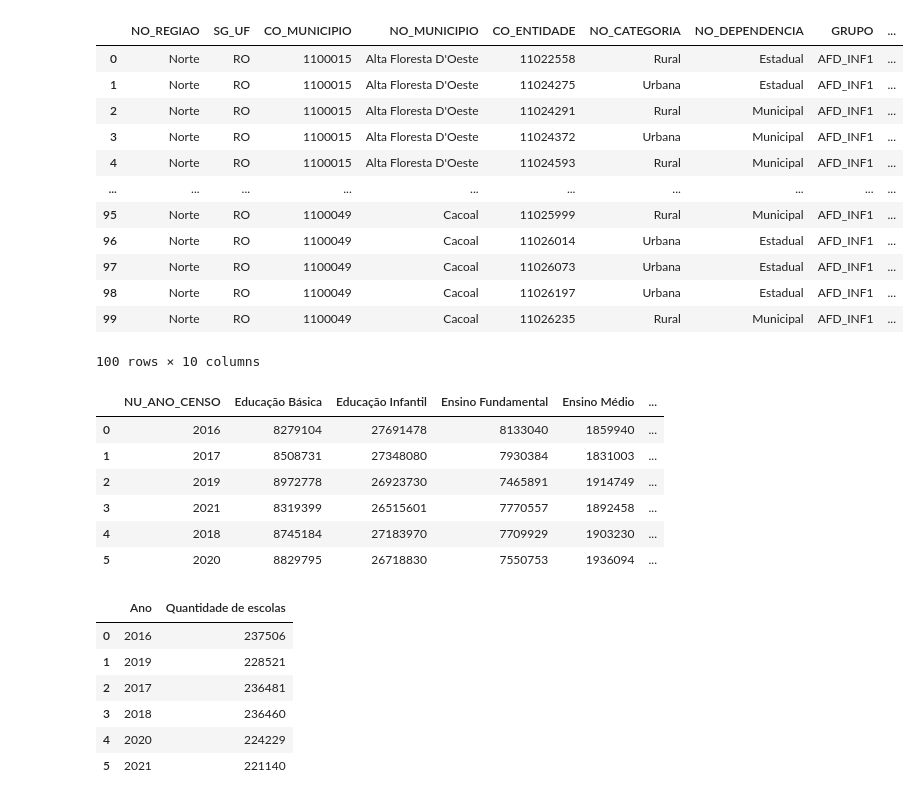
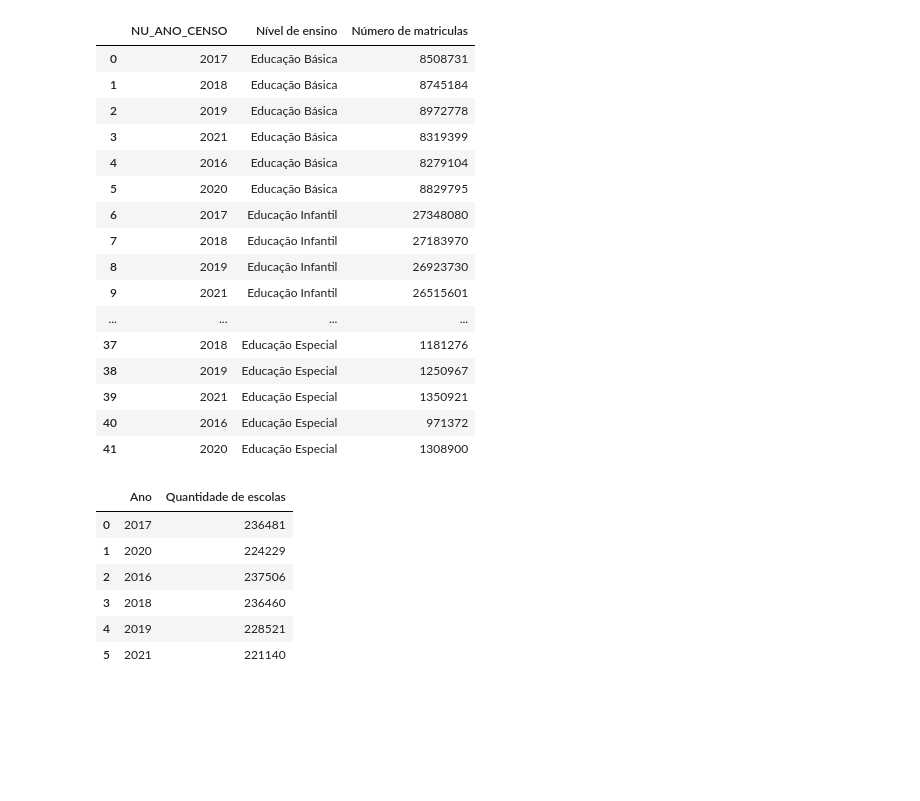
Before and after one commit to raffOps/EduCensoExplorer, a Jupyter notebook: etl/load/queries.ipynb, the cells around one changed output. Cells and saved outputs as stored; diff of their text form; code cells hidden in the pictures; blank space fills up the shorter version.

```diff
--- a/etl/load/queries.ipynb
+++ b/etl/load/queries.ipynb
@@ -33,58 +36,52 @@ indicadores = {}
 for indicador in INDICADORES:
     indicadores[indicador] = ds.dataset(f"../../data/transformed/indicadores/{indicador}.parquet", format="parquet", partitioning="hive")
     con.register(indicador, indicadores[indicador])
-# %%
-con.execute(f"""
-    select
-        *
-    from AFD
-    limit 100
-    """
-).df()
-# %% [output]
-|  | NO_REGIAO | SG_UF | CO_MUNICIPIO | NO_MUNICIPIO | CO_ENTIDADE | NO_CATEGORIA | NO_DEPENDENCIA | GRUPO | ... |
-| 0 | Norte | RO | 1100015 | Alta Floresta D'Oeste | 11022558 | Rural | Estadual | AFD_INF1 | ... |
-| 1 | Norte | RO | 1100015 | Alta Floresta D'Oeste | 11024275 | Urbana | Estadual | AFD_INF1 | ... |
-| 2 | Norte | RO | 1100015 | Alta Floresta D'Oeste | 11024291 | Rural | Municipal | AFD_INF1 | ... |
-| 3 | Norte | RO | 1100015 | Alta Floresta D'Oeste | 11024372 | Urbana | Municipal | AFD_INF1 | ... |
-| 4 | Norte | RO | 1100015 | Alta Floresta D'Oeste | 11024593 | Rural | Municipal | AFD_INF1 | ... |
-| ... | ... | ... | ... | ... | ... | ... | ... | ... | ... |
-| 95 | Norte | RO | 1100049 | Cacoal | 11025999 | Rural | Municipal | AFD_INF1 | ... |
-| 96 | Norte | RO | 1100049 | Cacoal | 11026014 | Urbana | Estadual | AFD_INF1 | ... |
-| 97 | Norte | RO | 1100049 | Cacoal | 11026073 | Urbana | Estadual | AFD_INF1 | ... |
-| 98 | Norte | RO | 1100049 | Cacoal | 11026197 | Urbana | Estadual | AFD_INF1 | ... |
-| 99 | Norte | RO | 1100049 | Cacoal | 11026235 | Rural | Municipal | AFD_INF1 | ... |
-100 rows × 10 columns
 # %%
 # quantidade de matriculas
 dimension = "NU_ANO_CENSO"
-con.execute(f"""
+quantidade_matriculas = con.execute(f"""
     select
         {dimension},
         cast(sum(QT_MAT_INF) as bigint) as 'Educação Básica',
 
         cast(sum(QT_MAT_FUND) as bigint) as 'Educação Infantil',
         cast(sum(QT_MAT_MED) as bigint) as 'Ensino Fundamental',
         cast(sum(QT_MAT_PROF) as bigint) as 'Ensino Médio',
         cast(sum(QT_MAT_PROF_TEC) as bigint) as 'Educação Profissional',
         cast(sum(QT_MAT_EJA) as bigint) as 'Educação de Jovens e Adultos (EJA)',
         cast(sum(QT_MAT_ESP) as bigint) as 'Educação Especial'
     from microdados
     group by {dimension}
     """
 ).df()
+quantidade_matriculas.melt(
+        id_vars=[dimension],
+        var_name="Nível de ensino",
+        value_name="Número de matriculas",
+        value_vars=quantidade_matriculas.columns[1:]
+     )
 # %% [output]
-|  | NU_ANO_CENSO | Educação Básica | Educação Infantil | Ensino Fundamental | Ensino Médio | ... |
-| 0 | 2016 | 8279104 | 27691478 | 8133040 | 1859940 | ... |
-| 1 | 2017 | 8508731 | 27348080 | 7930384 | 1831003 | ... |
-| 2 | 2019 | 8972778 | 26923730 | 7465891 | 1914749 | ... |
-| 3 | 2021 | 8319399 | 26515601 | 7770557 | 1892458 | ... |
-| 4 | 2018 | 8745184 | 27183970 | 7709929 | 1903230 | ... |
-| 5 | 2020 | 8829795 | 26718830 | 7550753 | 1936094 | ... |
+|  | NU_ANO_CENSO | Nível de ensino | Número de matriculas |
+| 0 | 2017 | Educação Básica | 8508731 |
+| 1 | 2018 | Educação Básica | 8745184 |
+| 2 | 2019 | Educação Básica | 8972778 |
+| 3 | 2021 | Educação Básica | 8319399 |
+| 4 | 2016 | Educação Básica | 8279104 |
+| 5 | 2020 | Educação Básica | 8829795 |
+| 6 | 2017 | Educação Infantil | 27348080 |
+| 7 | 2018 | Educação Infantil | 27183970 |
+| 8 | 2019 | Educação Infantil | 26923730 |
+| 9 | 2021 | Educação Infantil | 26515601 |
+| ... | ... | ... | ... |
+| 37 | 2018 | Educação Especial | 1181276 |
+| 38 | 2019 | Educação Especial | 1250967 |
+| 39 | 2021 | Educação Especial | 1350921 |
+| 40 | 2016 | Educação Especial | 971372 |
+| 41 | 2020 | Educação Especial | 1308900 |
 # %%
 # quantidade de escolas
 dimension = "Ano"
-df = con.execute(f"""
+quantidade_escolas = con.execute(f"""
     select
         {DIMENSIONS[dimension]} as {dimension},
         count(CO_ENTIDADE) as 'Quantidade de escolas'
@@ -92,13 +89,12 @@ df = con.execute(f"""
     group by {DIMENSIONS[dimension]}
     """
 ).df()
+quantidade_escolas
+# %% [output]
+|  | Ano | Quantidade de escolas |
+| 0 | 2017 | 236481 |
+| 1 | 2020 | 224229 |
+| 2 | 2016 | 237506 |
+| 3 | 2018 | 236460 |
+| 4 | 2019 | 228521 |
+| 5 | 2021 | 221140 |
-# %%
-df
-# %% [output]
-|  | Ano | Quantidade de escolas |
-| 0 | 2016 | 237506 |
-| 1 | 2019 | 228521 |
-| 2 | 2017 | 236481 |
-| 3 | 2018 | 236460 |
-| 4 | 2020 | 224229 |
-| 5 | 2021 | 221140 |
```
Also changed, not shown: parts of 14 cells of this notebook, 1 other file.
